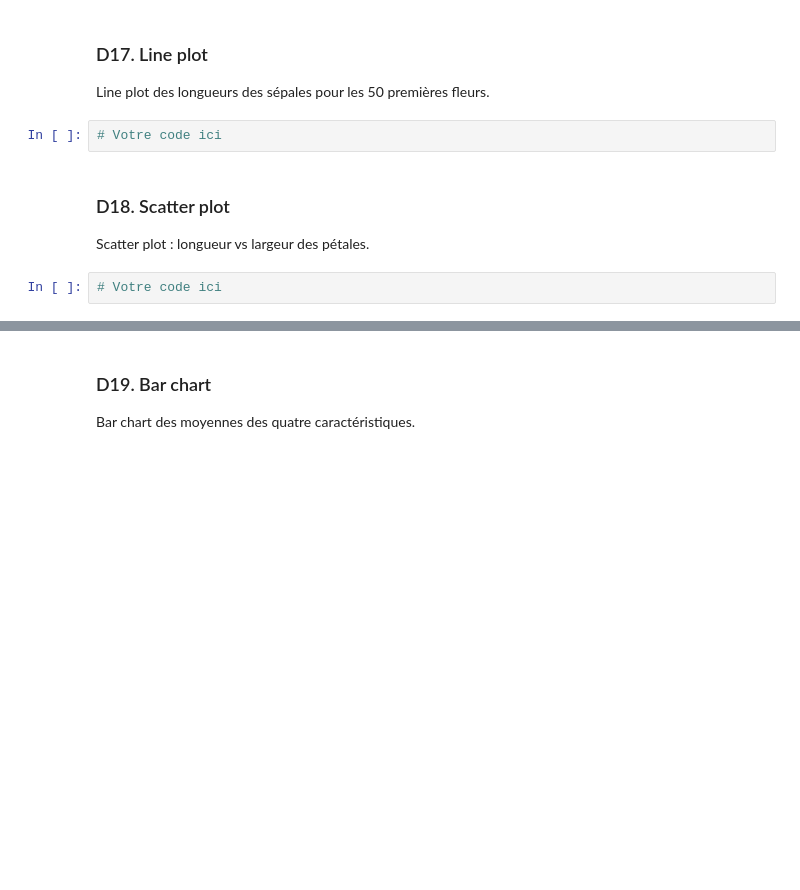
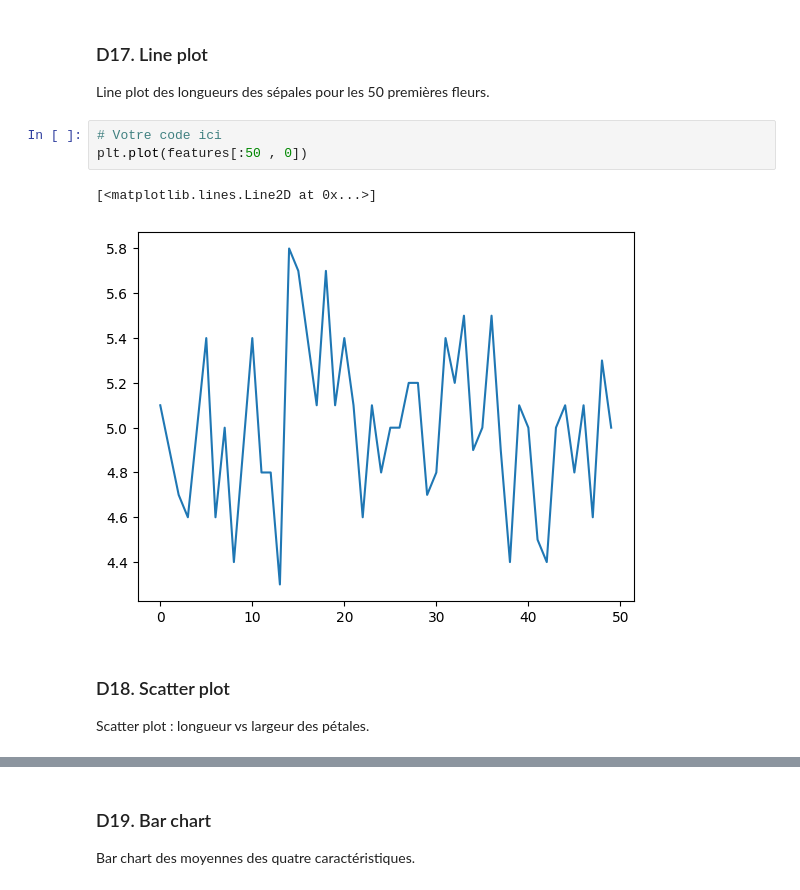
Before and after one commit to Adilchagri/Adilchagri, a Jupyter notebook: notebooks/controle_numpy_matplotlib.ipynb, the cells around one changed output, grey strips where cells are left out. Saved outputs shown, nothing was run; the diff lists cells and outputs as text; blank space fills up the shorter version.

Commit message:
Partie D - data visualization avec matplotlib

```diff
--- a/notebooks/controle_numpy_matplotlib.ipynb
+++ b/notebooks/controle_numpy_matplotlib.ipynb
@@ -262,8 +262,10 @@ Masque binaire (10 premiers) : [0 0 0 0 0 0 0 0 0 0 0 0 0 0 0 0 0 0 0 0 0 0 0 0
 Line plot des longueurs des sépales pour les 50 premières fleurs.
 # %%
 # Votre code ici
+plt.plot(features[:50 , 0])
+# %% [output]
+[<matplotlib.lines.Line2D at 0x...>]
+[figure, added]
 # %% [markdown]
 ### D18. Scatter plot
 Scatter plot : longueur vs largeur des pétales.
-# %%
-# Votre code ici
```
Also changed, not shown: parts of 7 cells of this notebook.
